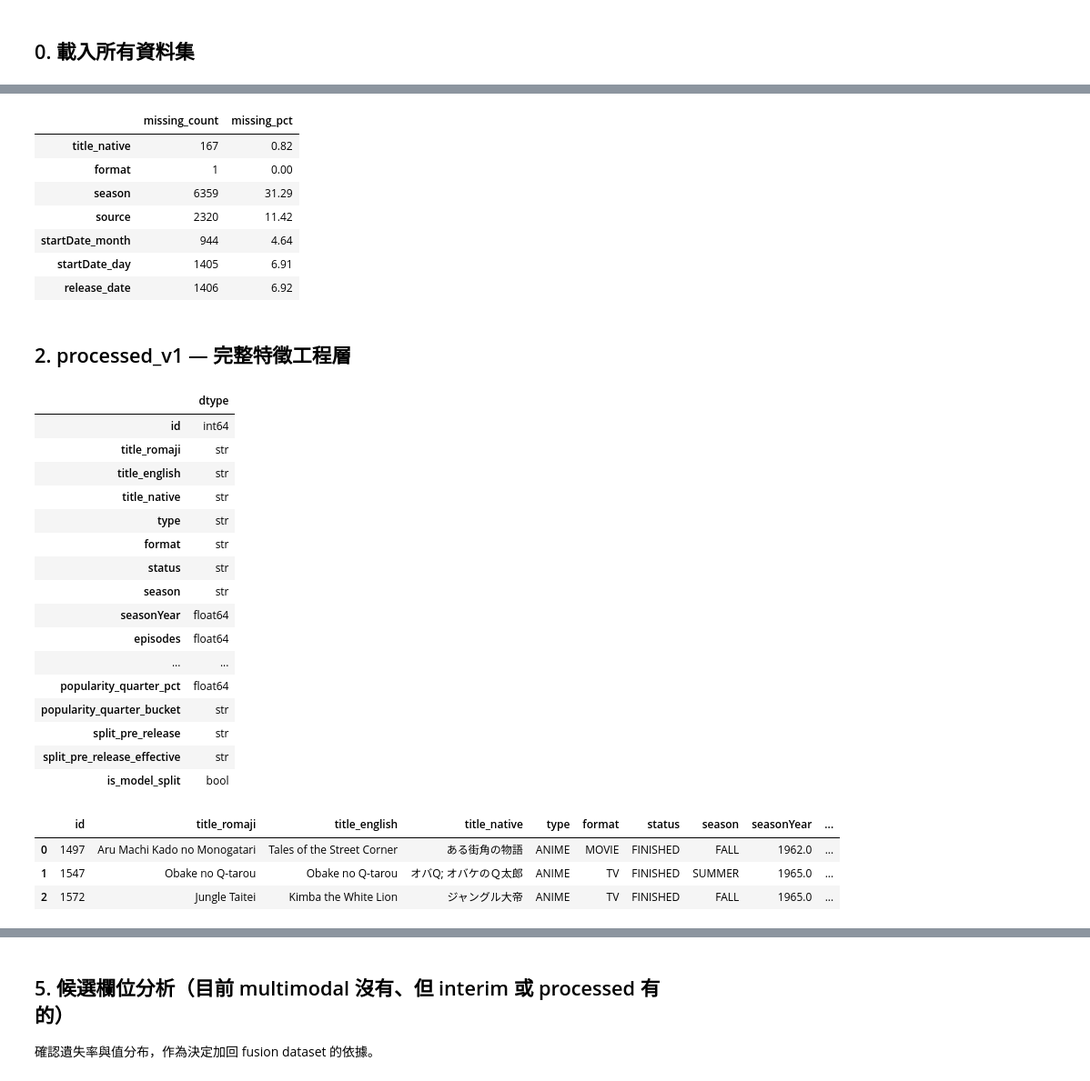
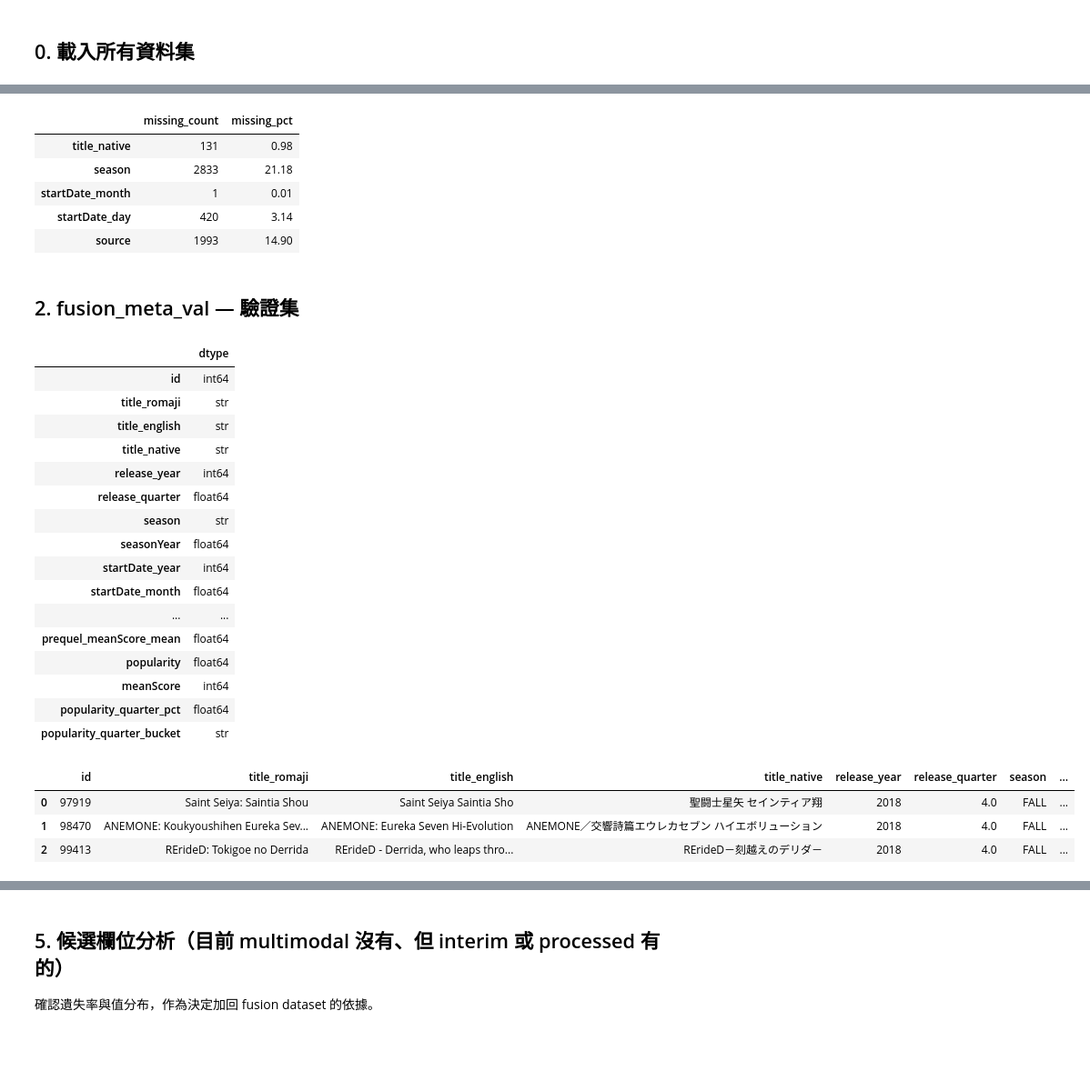
Before and after one commit to ThanatosJun/Anime_Prediction, a Jupyter notebook: data/fussion/fusion_data_exploration.ipynb, the cells around one changed output, grey strips where cells are left out. Shown at 91% size. Saved outputs shown, nothing was run; the diff lists cells and outputs as text; code cells hidden in the pictures; blank space fills up the shorter version.

```diff
--- a/data/fussion/fusion_data_exploration.ipynb
+++ b/data/fussion/fusion_data_exploration.ipynb
@@ -19,11 +19,13 @@ pd.set_option('display.max_columns', None)
 pd.set_option('display.max_rows', 100)
 pd.set_option('display.width', 120)
 
-interim    = pd.read_csv('../../data/interim/anilist_anime_data_interim_20260424.csv')
+meta_train = pd.read_csv('../../data/fussion/fusion_meta_train.csv')
+meta_val   = pd.read_csv('../../data/fussion/fusion_meta_val.csv')
+meta_test  = pd.read_csv('../../data/fussion/fusion_meta_test.csv')
 processed  = pd.read_csv('../../data/processed/anilist_anime_data_processed_v1.csv')
-multimodal = pd.read_csv('../../data/processed/anilist_anime_multimodal_input_v1.csv')
 
-print(f"interim    : {interim.shape}")
-print(f"processed  : {processed.shape}")
-print(f"multimodal : {multimodal.shape}")
+print(f'meta_train : {meta_train.shape}')
+print(f'meta_val   : {meta_val.shape}')
+print(f'meta_test  : {meta_test.shape}')
+print(f'processed  : {processed.shape}')
 # %% [output]
@@ -62,43 +65,41 @@ interim.head(3)
 # %%
-missing = interim.isnull().sum()
-pct     = (missing / len(interim) * 100).round(2)
+missing = meta_train.isnull().sum()
+pct     = (missing / len(meta_train) * 100).round(2)
 pd.DataFrame({'missing_count': missing, 'missing_pct': pct}).query('missing_count > 0')
 # %% [output]
 |  | missing_count | missing_pct |
-| title_native | 167 | 0.82 |
-| format | 1 | 0.00 |
-| season | 6359 | 31.29 |
-| source | 2320 | 11.42 |
-| startDate_month | 944 | 4.64 |
-| startDate_day | 1405 | 6.91 |
-| release_date | 1406 | 6.92 |
+| title_native | 131 | 0.98 |
+| season | 2833 | 21.18 |
+| startDate_month | 1 | 0.01 |
+| startDate_day | 420 | 3.14 |
+| source | 1993 | 14.90 |
 # %% [markdown]
-## 2. processed_v1 — 完整特徵工程層
+## 2. fusion_meta_val — 驗證集
 # %%
-processed.dtypes.to_frame('dtype')
+meta_val.dtypes.to_frame('dtype')
 # %% [output]
 |  | dtype |
 | id | int64 |
 | title_romaji | str |
 | title_english | str |
 | title_native | str |
-| type | str |
-| format | str |
-| status | str |
+| release_year | int64 |
+| release_quarter | float64 |
 | season | str |
 | seasonYear | float64 |
-| episodes | float64 |
+| startDate_year | int64 |
+| startDate_month | float64 |
 | ... | ... |
+| prequel_meanScore_mean | float64 |
+| popularity | float64 |
+| meanScore | int64 |
 | popularity_quarter_pct | float64 |
 | popularity_quarter_bucket | str |
-| split_pre_release | str |
-| split_pre_release_effective | str |
-| is_model_split | bool |
 # %%
-processed.head(3)
+meta_val.head(3)
 # %% [output]
-|  | id | title_romaji | title_english | title_native | type | format | status | season | seasonYear | ... |
-| 0 | 1497 | Aru Machi Kado no Monogatari | Tales of the Street Corner | ある街角の物語 | ANIME | MOVIE | FINISHED | FALL | 1962.0 | ... |
-| 1 | 1547 | Obake no Q-tarou | Obake no Q-tarou | オバQ; オバケのＱ太郎 | ANIME | TV | FINISHED | SUMMER | 1965.0 | ... |
-| 2 | 1572 | Jungle Taitei | Kimba the White Lion | ジャングル大帝 | ANIME | TV | FINISHED | FALL | 1965.0 | ... |
+|  | id | title_romaji | title_english | title_native | release_year | release_quarter | season | ... |
+| 0 | 97919 | Saint Seiya: Saintia Shou | Saint Seiya Saintia Sho | 聖闘士星矢 セインティア翔 | 2018 | 4.0 | FALL | ... |
+| 1 | 98470 | ANEMONE: Koukyoushihen Eureka Sev... | ANEMONE: Eureka Seven Hi-Evolution | ANEMONE／交響詩篇エウレカセブン ハイエボリューション | 2018 | 4.0 | FALL | ... |
+| 2 | 99413 | RErideD: Tokigoe no Derrida | RErideD - Derrida, who leaps thro... | RErideD－刻越えのデリダ－ | 2018 | 4.0 | FALL | ... |
 # %%
```
Also changed, not shown: parts of 19 cells of this notebook, 7 other files.
